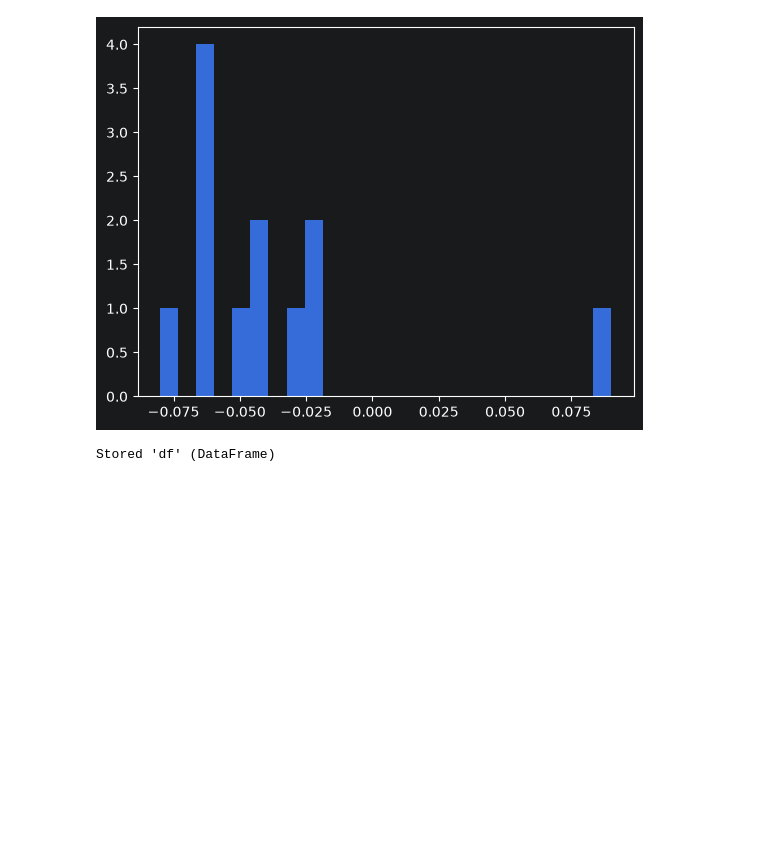
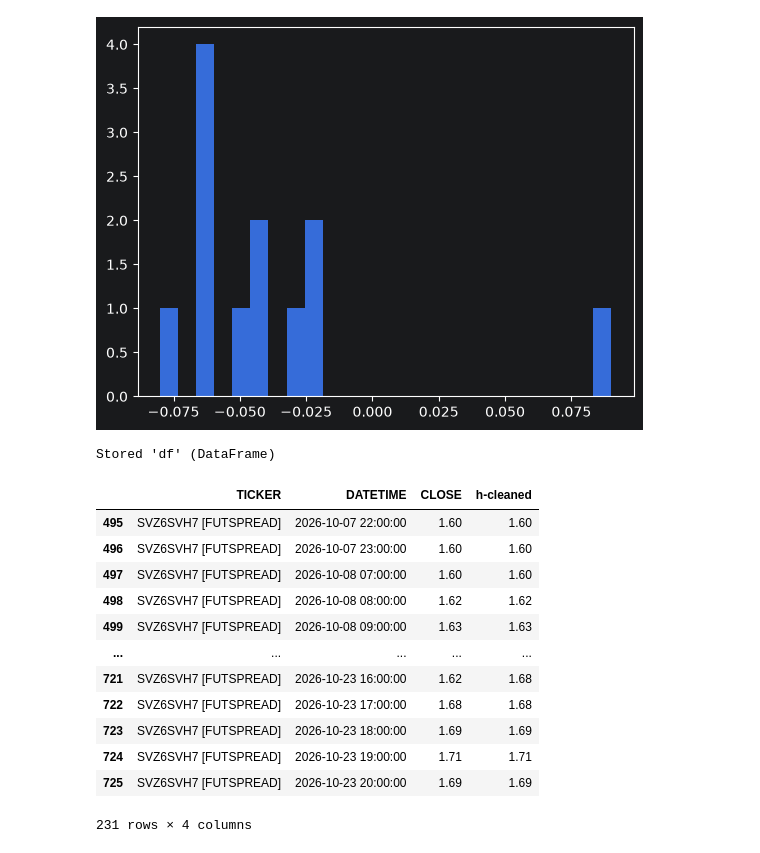
Before and after one commit to Iscander24/CalendarSpreadDataAnalysis, a Jupyter notebook: Uploading.ipynb, the cells around one changed output. Saved outputs shown, nothing was run; the diff lists cells and outputs as text; code cells hidden in the pictures; blank space fills up the shorter version.

```diff
--- a/Uploading.ipynb
+++ b/Uploading.ipynb
@@ -100,3 +100,19 @@ df
 %store df
 # %% [output]
 Stored 'df' (DataFrame)
+# %%
+df[495:726]
+# %% [output]
+|  | TICKER | DATETIME | CLOSE | h-cleaned |
+| 495 | SVZ6SVH7 [FUTSPREAD] | 2026-10-07 22:00:00 | 1.60 | 1.60 |
+| 496 | SVZ6SVH7 [FUTSPREAD] | 2026-10-07 23:00:00 | 1.60 | 1.60 |
+| 497 | SVZ6SVH7 [FUTSPREAD] | 2026-10-08 07:00:00 | 1.60 | 1.60 |
+| 498 | SVZ6SVH7 [FUTSPREAD] | 2026-10-08 08:00:00 | 1.62 | 1.62 |
+| 499 | SVZ6SVH7 [FUTSPREAD] | 2026-10-08 09:00:00 | 1.63 | 1.63 |
+| ... | ... | ... | ... | ... |
+| 721 | SVZ6SVH7 [FUTSPREAD] | 2026-10-23 16:00:00 | 1.62 | 1.68 |
+| 722 | SVZ6SVH7 [FUTSPREAD] | 2026-10-23 17:00:00 | 1.68 | 1.68 |
+| 723 | SVZ6SVH7 [FUTSPREAD] | 2026-10-23 18:00:00 | 1.69 | 1.69 |
+| 724 | SVZ6SVH7 [FUTSPREAD] | 2026-10-23 19:00:00 | 1.71 | 1.71 |
+| 725 | SVZ6SVH7 [FUTSPREAD] | 2026-10-23 20:00:00 | 1.69 | 1.69 |
+231 rows × 4 columns
```
Also changed, not shown: 1 other file.
